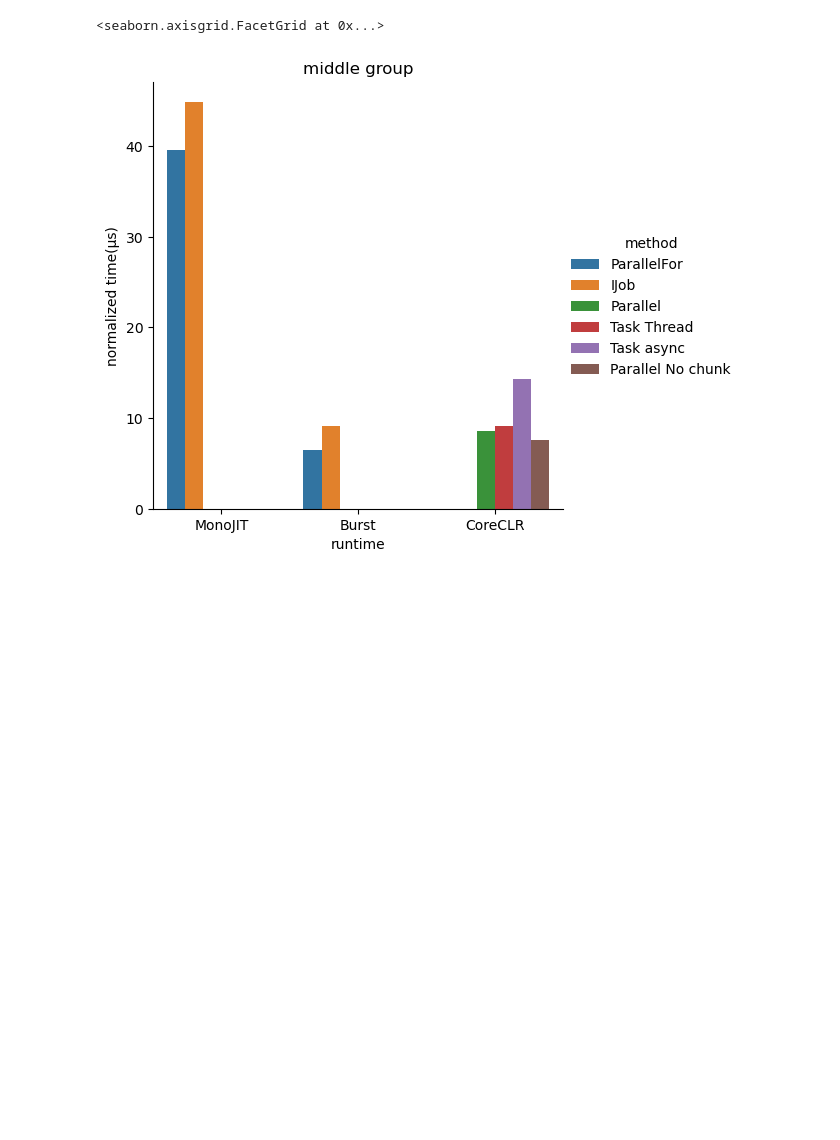
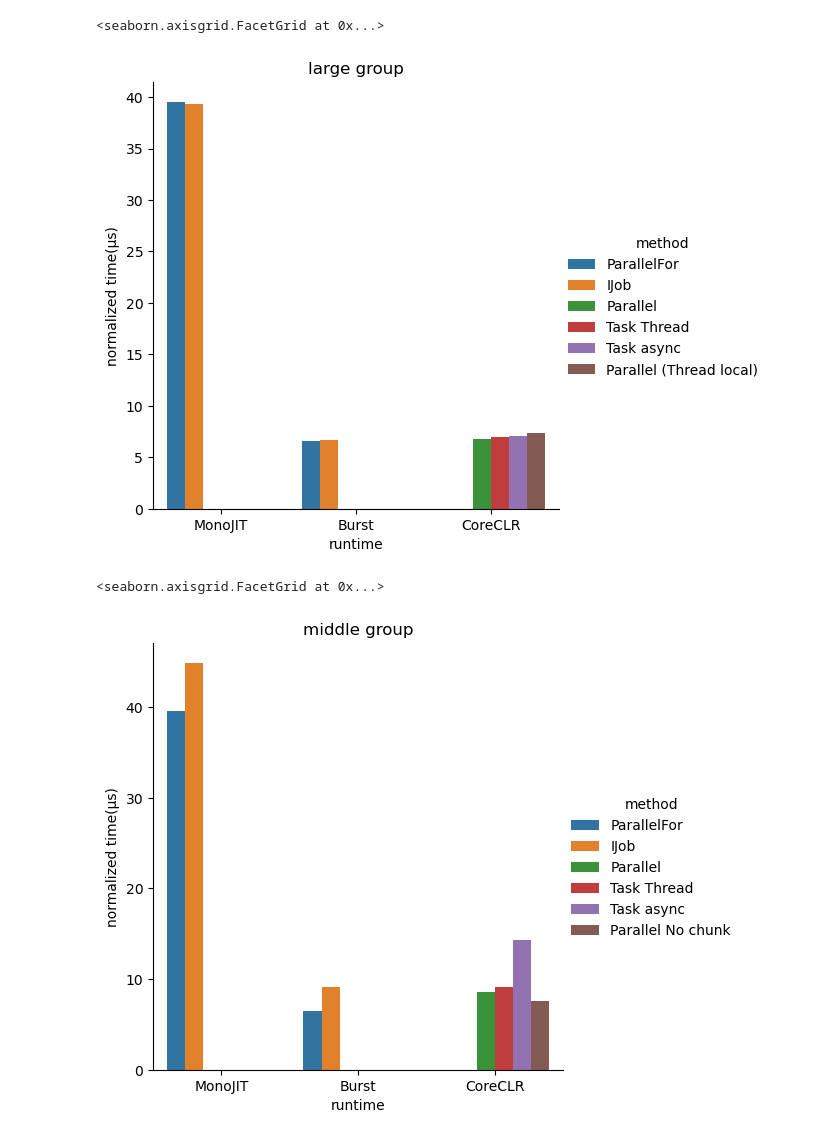
Before and after one commit to Hong-Xiang/CoreCLRUnityBenchmark, a Jupyter notebook: ParallelPI/PerformancePlot.ipynb, the cells around one changed output. Saved outputs shown, nothing was run; the diff lists cells and outputs as text; code cells hidden in the pictures; blank space fills up the shorter version.

```diff
--- a/ParallelPI/PerformancePlot.ipynb
+++ b/ParallelPI/PerformancePlot.ipynb
@@ -11,6 +11,11 @@ def plot_data(group):
     g = sns.catplot(data=df[df['group'] == group], kind="bar", x="runtime", y="normalized time(μs)", hue="method")
     g.set(title=f"{group} group")
     return g
+# %%
+plot_data("large")
+# %% [output]
+<seaborn.axisgrid.FacetGrid at 0x...>
+[figure, added]
 # %%
 plot_data("middle")
 # %% [output]
```
Also changed, not shown: 2 other files.
